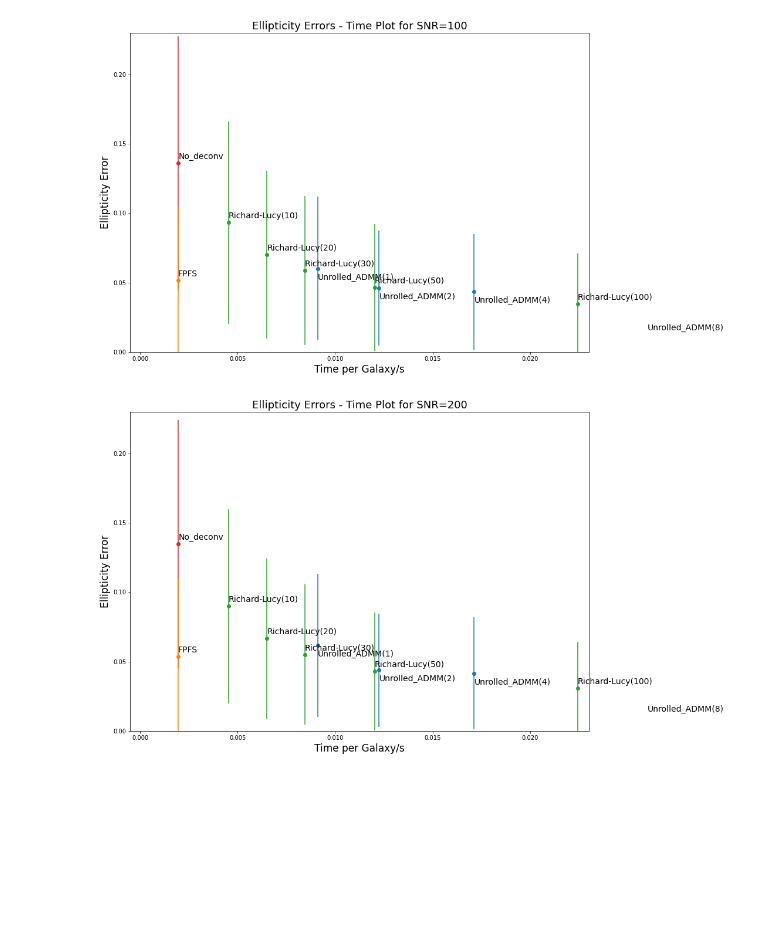
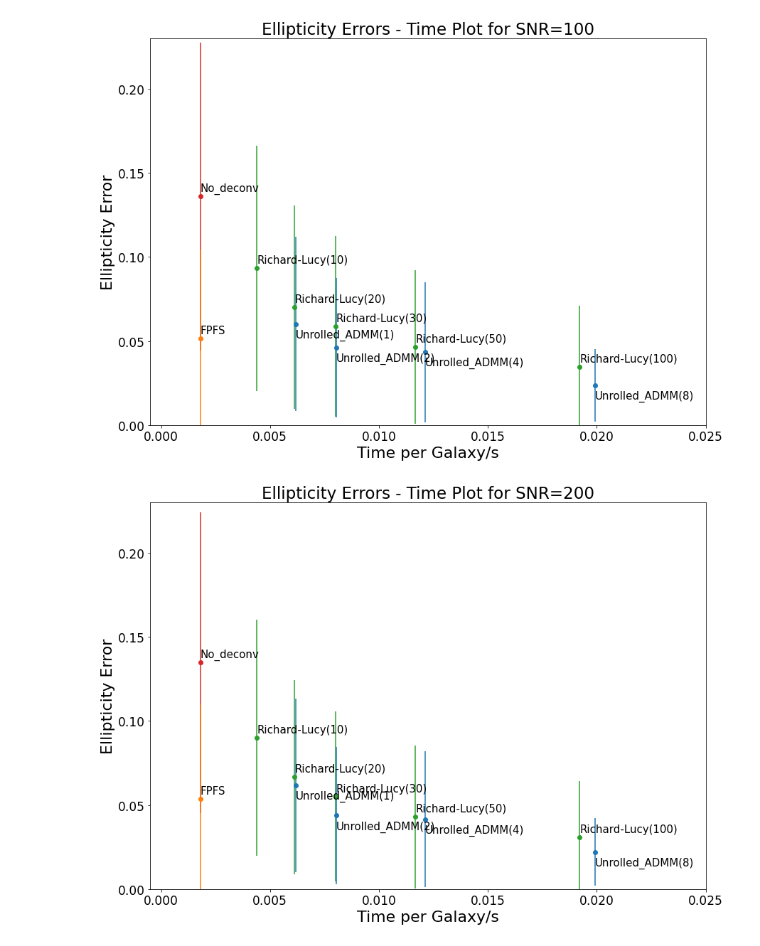
Before and after one commit to Lukeli0425/Galaxy-Deconv, a Jupyter notebook: error_time.ipynb, the cells around one changed output. Cells and saved outputs as stored; diff of their text form; code cells hidden in the pictures; blank space fills up the shorter version.

Commit message:
update plots

```diff
--- a/error_time.ipynb
+++ b/error_time.ipynb
@@ -14,36 +14,37 @@ methods = ['No_deconv', 'FPFS',
 # %%
 snr = 100
 
 fig, ax1 = plt.subplots(figsize=(14,10), facecolor='white')
 shear_err_1, shear_err_2, g_errs, g_stds, ts = [], [], [], [], []
 for method in methods:
     results_file = os.path.join('results', method, f'results.json')
     with open(results_file, 'r') as f:
         results = json.load(f)
     if method == 'No_deconv':
         gt_shear = np.array(results[str(snr)]['gt_shear'])
     total_time, n_gal = results['time']
     rec_err = np.abs(np.array(results[str(snr)]['rec_shear']) - gt_shear)
     ts.append(total_time/n_gal)
     g_errs.append(np.mean(rec_err[:,2]))
     g_stds.append(np.std(rec_err[:,2]))
 
 for t, g_err, g_std, method in zip(ts, g_errs, g_stds, methods):
     color = 'tab:blue' if 'ADMM' in method else ('tab:green' if 'Richard-Lucy' in method else ('tab:orange' if method=='FPFS' else 'tab:red'))
     bias = -0.008 if 'ADMM' in method else 0.003
     plt.errorbar(t, g_err, yerr=g_std, marker='o', color=color)
-    plt.text(t, g_err+bias, method, fontsize=14)
+    plt.text(t, g_err+bias, method, fontsize=15)
 
-plt.xlim([-0.0005, 0.023])
-plt.ylim([0., 0.23])
+ax1.set_xlim([-0.0005, 0.025])
+ax1.set_ylim([0., 0.23])
 # plt.yscale('log')
-plt.ylabel('Ellipticity Error', fontsize=17)
-plt.xlabel('Time per Galaxy/s', fontsize=17)
-plt.title(f'Ellipticity Errors - Time Plot for SNR={snr}', fontsize=18)
+ax1.set_ylabel('Ellipticity Error', fontsize=22)
+ax1.set_xlabel('Time per Galaxy/s', fontsize=22)
+
+plt.tick_params(labelsize=17)
+plt.title(f'Ellipticity Errors - Time Plot for SNR={snr}', fontsize=23)
 plt.savefig(os.path.join('figures', f'time_err_{snr}.jpg'), bbox_inches='tight')
-plt.show()
 # %% [output]
-[figure, old version]
+[figure, new version]
 # %%
 snr = 200
 
@@ -65,18 +66,19 @@ for t, g_err, g_std, method in zip(ts, g_errs, g_stds, methods):
     color = 'tab:blue' if 'ADMM' in method else ('tab:green' if 'Richard-Lucy' in method else ('tab:orange' if method=='FPFS' else 'tab:red'))
     bias = -0.008 if 'ADMM' in method else 0.003
     plt.errorbar(t, g_err, yerr=g_std, marker='o', color=color)
-    plt.text(t, g_err+bias, method, fontsize=14)
+    plt.text(t, g_err+bias, method, fontsize=15)
 
-plt.xlim([-0.0005, 0.023])
-plt.ylim([0., 0.23])
+ax1.set_xlim([-0.0005, 0.025])
+ax1.set_ylim([0., 0.23])
 # plt.yscale('log')
-plt.ylabel('Ellipticity Error', fontsize=17)
-plt.xlabel('Time per Galaxy/s', fontsize=17)
-plt.title(f'Ellipticity Errors - Time Plot for SNR={snr}', fontsize=18)
+ax1.set_ylabel('Ellipticity Error', fontsize=22)
+ax1.set_xlabel('Time per Galaxy/s', fontsize=22)
+
+plt.tick_params(labelsize=17)
+plt.title(f'Ellipticity Errors - Time Plot for SNR={snr}', fontsize=23)
 plt.savefig(os.path.join('figures', f'time_err_{snr}.jpg'), bbox_inches='tight')
-plt.show()
 # %% [output]
-[figure, old version]
+[figure, new version]
 # %%
 snr = 40
 
```
Also changed, not shown: parts of 3 cells of this notebook, 10 other files.
